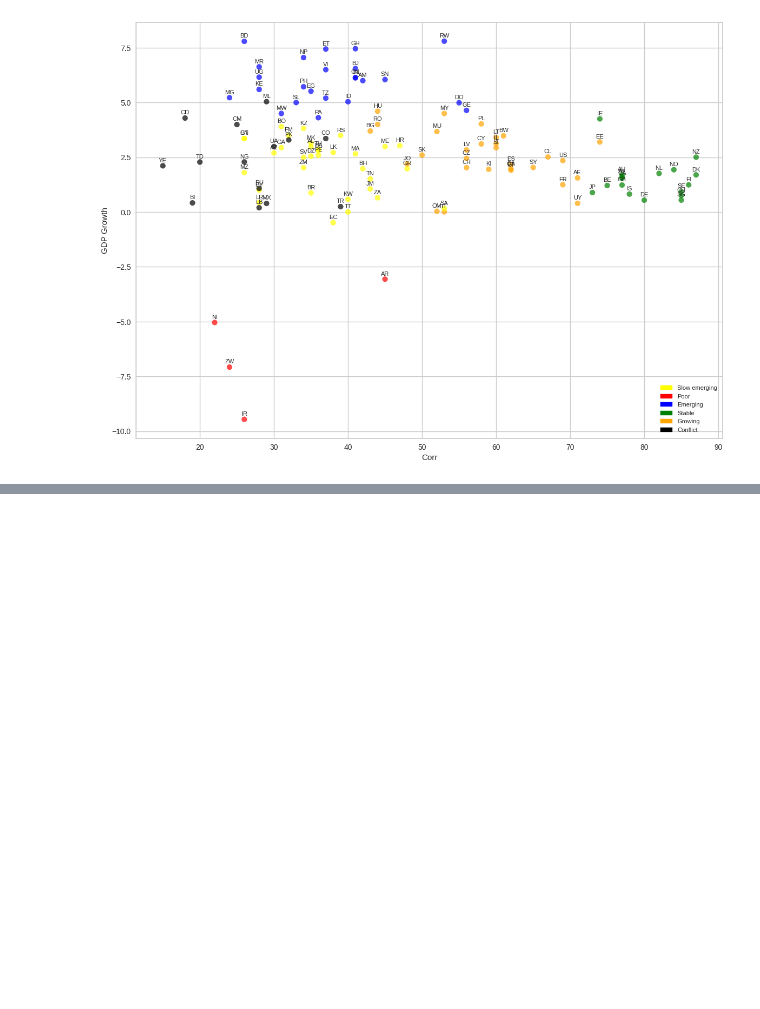
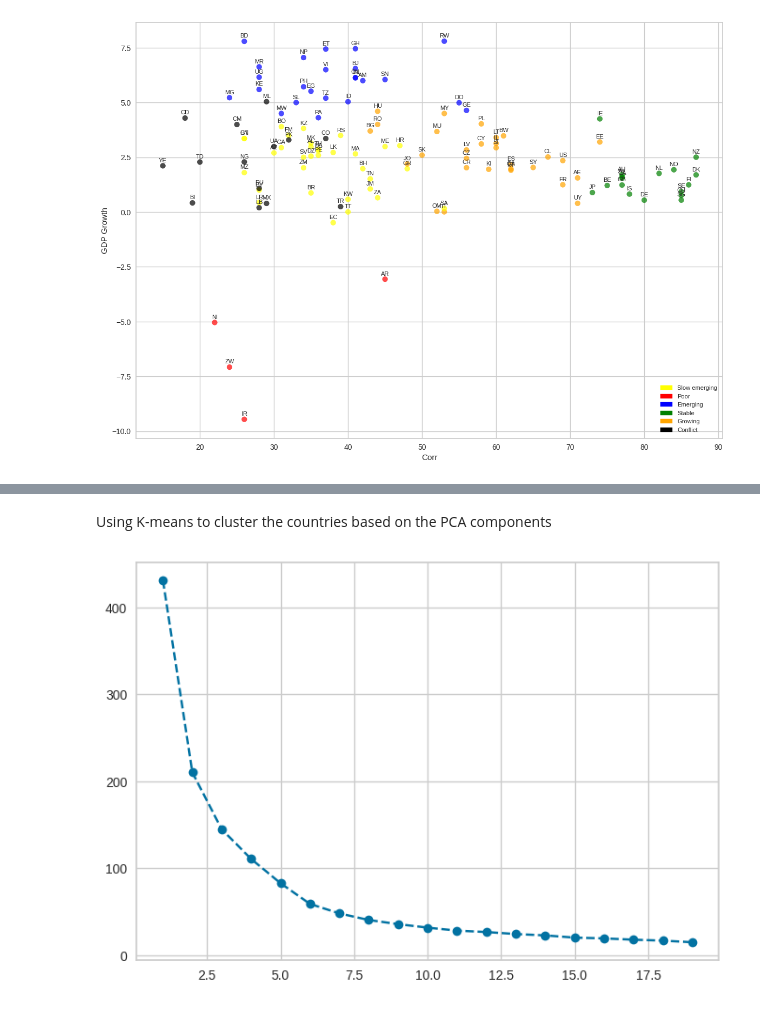
Before and after one commit to venidaydream/Data-Science, a Jupyter notebook: Copy_of_Taller2_Elbow_PCA_Venelina.ipynb, the cells around one changed output, grey strips where cells are left out. Drawn from its saved outputs; the diff is of its cells as text; code cells hidden in the pictures; blank space fills up the shorter version.

```diff
--- a/Copy_of_Taller2_Elbow_PCA_Venelina.ipynb
+++ b/Copy_of_Taller2_Elbow_PCA_Venelina.ipynb
@@ -220,0 +299,13 @@ plt.show()
+# %% [markdown]
+Using K-means to cluster the countries based on the PCA components
+# %%
+wcss=[]
+for i in range(1,20):
+  kmeans_pca = KMeans(n_clusters=i, init='k-means++', random_state=42)
+  kmeans_pca.fit(pca_x_2_reduced)
+  wcss.append(kmeans_pca.inertia_)
+
+plt.plot(range(1,20), wcss, marker='o', linestyle='--')
+plt.show() #still 6 clusters
+# %% [output]
+[figure, added]
```
Also changed, not shown: parts of 11 cells of this notebook.
